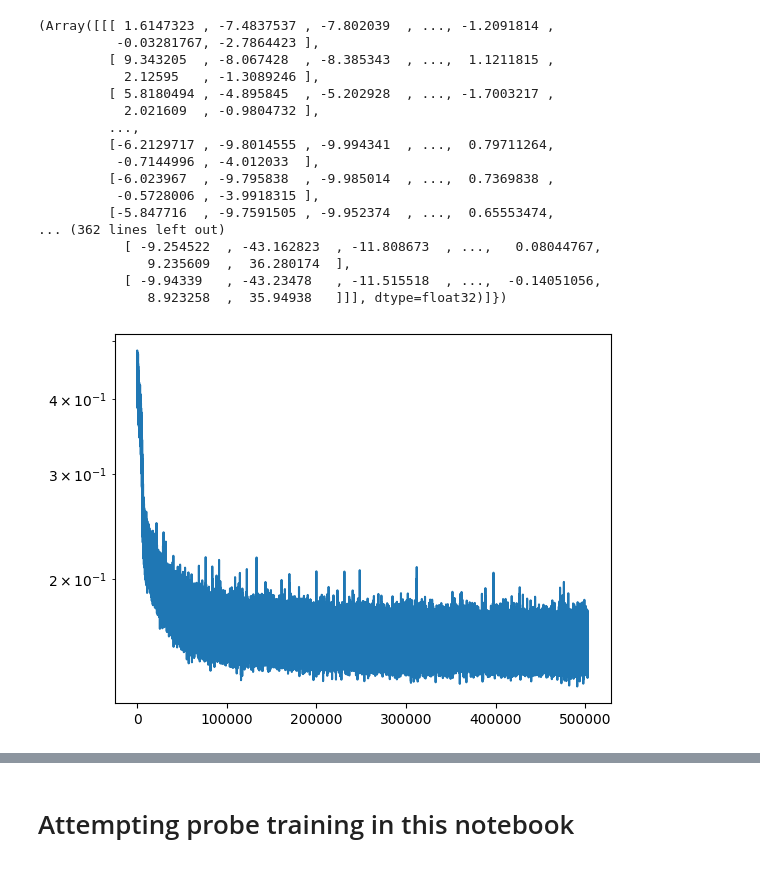
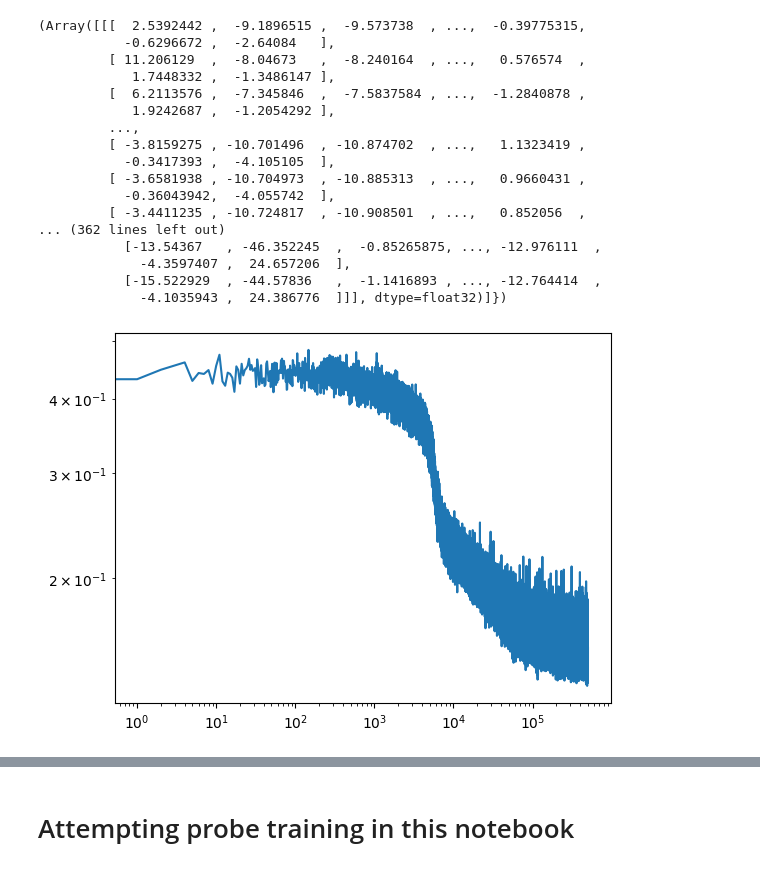
Before and after one commit to johannestreutlein/maze-goal, a Jupyter notebook: analysis.ipynb, the cells around one changed output, grey strips where cells are left out. Cells and saved outputs as stored; diff of their text form; code cells hidden in the pictures.

```diff
--- a/analysis.ipynb
+++ b/analysis.ipynb
@@ -113,8 +113,8 @@ def loss_fn(params, batch):
 
 tx = optax.adamw(lr)
 
-x = next(iter(train_loader))
-params = model.init(rng, x['data'])
+batch = next(iter(train_loader))
+params = model.init(rng, batch['data'])
 
 apply_fn = jax.jit(model.apply)
 
@@ -166,28 +176,29 @@ loading step 505000
 # %%
-model.apply(state["params"], x["data"][:2])
+model.apply(state["params"], batch["data"][:2], intervention=lambda x, layer: x)
 # %% [output]
-(Array([[[ 1.6147323 , -7.4837537 , -7.802039  , ..., -1.2091814 ,
-          -0.03281767, -2.7864423 ],
-         [ 9.343205  , -8.067428  , -8.385343  , ...,  1.1211815 ,
-           2.12595   , -1.3089246 ],
-         [ 5.8180494 , -4.895845  , -5.202928  , ..., -1.7003217 ,
-           2.021609  , -0.9804732 ],
+(Array([[[  2.5392442 ,  -9.1896515 ,  -9.573738  , ...,  -0.39775315,
+           -0.6296672 ,  -2.64084   ],
+         [ 11.206129  ,  -8.04673   ,  -8.240164  , ...,   0.576574  ,
+            1.7448332 ,  -1.3486147 ],
+         [  6.2113576 ,  -7.345846  ,  -7.5837584 , ...,  -1.2840878 ,
+            1.9242687 ,  -1.2054292 ],
          ...,
-         [-6.2129717 , -9.8014555 , -9.994341  , ...,  0.79711264,
-          -0.7144996 , -4.012033  ],
-         [-6.023967  , -9.795838  , -9.985014  , ...,  0.7369838 ,
-          -0.5728006 , -3.9918315 ],
-         [-5.847716  , -9.7591505 , -9.952374  , ...,  0.65553474,
+         [ -3.8159275 , -10.701496  , -10.874702  , ...,   1.1323419 ,
+           -0.3417393 ,  -4.105105  ],
+         [ -3.6581938 , -10.704973  , -10.885313  , ...,   0.9660431 ,
+           -0.36043942,  -4.055742  ],
+         [ -3.4411235 , -10.724817  , -10.908501  , ...,   0.852056  ,
 ... (362 lines left out)
-           [ -9.254522  , -43.162823  , -11.808673  , ...,   0.08044767,
-              9.235609  ,  36.280174  ],
-           [ -9.94339   , -43.23478   , -11.515518  , ...,  -0.14051056,
-              8.923258  ,  35.94938   ]]], dtype=float32)]})
+           [-13.54367   , -46.352245  ,  -0.85265875, ..., -12.976111  ,
+             -4.3597407 ,  24.657206  ],
+           [-15.522929  , -44.57836   ,  -1.1416893 , ..., -12.764414  ,
+             -4.1035943 ,  24.386776  ]]], dtype=float32)]})
 # %%
 plt.plot(losses)
 plt.yscale('log')
+plt.xscale('log')
 # %% [output]
-[figure, old version]
+[figure, new version]
 # %%
 reverse_map = {v: k for k, v in dataset.tokenizer.tokenizer_map.items()}
 vocab_map = dataset.tokenizer.tokenizer_map.get
```
Also changed, not shown: parts of 20 cells of this notebook, 2 other files.
